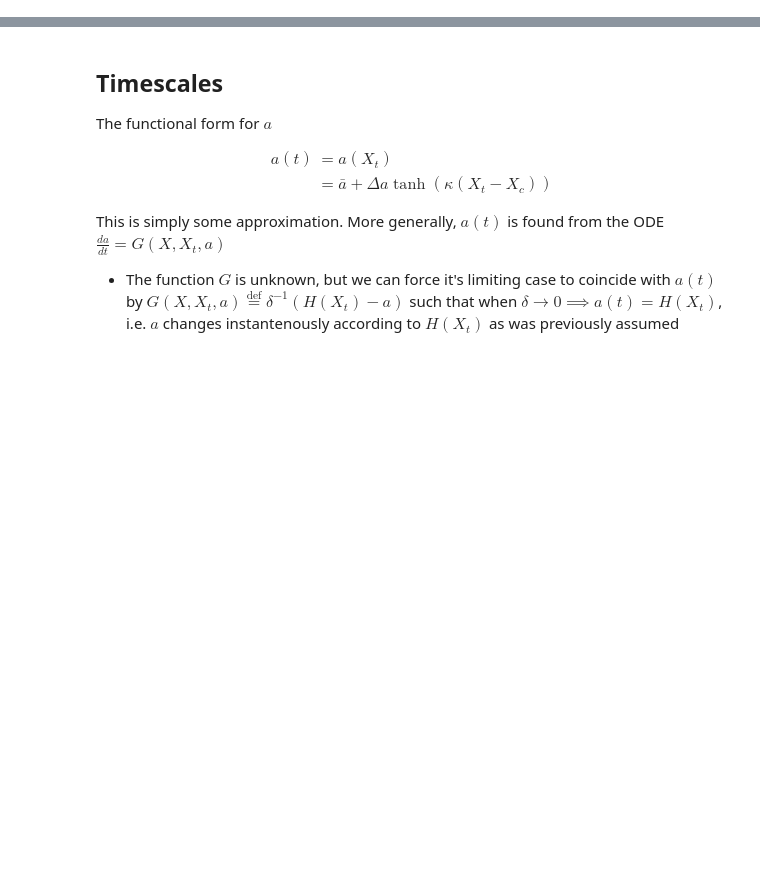
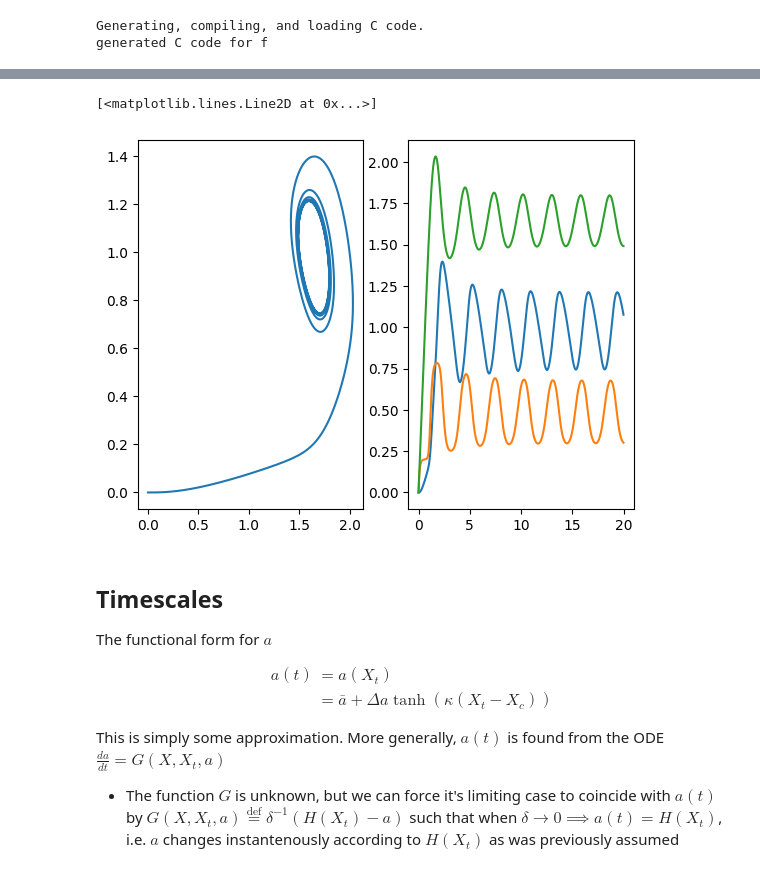
Before and after one commit to naomisduggan/PMOCS, a Jupyter notebook: luuk/luukstuff.ipynb, the cells around one changed output, grey strips where cells are left out. Cells and saved outputs as stored; diff of their text form; code cells hidden in the pictures; blank space fills up the shorter version.

Commit message:
dynamics class

```diff
--- a/luuk/luukstuff.ipynb
+++ b/luuk/luukstuff.ipynb
@@ -14,0 +93,32 @@ import changingswitches as cs
+# %%
+# p = dict(a=0.5, da=0.3, kX=1.6, kappa=5.0, b=1., K=1, n=5, ap=0.1, bp=1., Kp=1., m=5)
+
+kwargs = {
+    'a': 0.5,
+    'da': 0.3,
+    'kX': 1.6,
+    'kappa': 5.0,
+    'b': 1.0,
+    'K': 1.0,
+    'n': 5,
+    'ap': 0.1,
+    'bp': 1.0,
+    'Kp': 1.0,
+    'm': 5
+}
+
+dyn = Dynamics(delta=0.1, epsilon=0.5, **kwargs)
+fig, axes = plt.subplots(1,2)
+
+
+dyn.calc_traj()
+dyn.delta = 0.01
+
+axes[0].plot(XTv,Xv)
+axes[1].plot(dyn.tv, dyn.Xv, label='$X$')
+axes[1].plot(dyn.tv, dyn.av, label='$a$')
+# axes[2].plot(tv[:-1], dav, label='$da$')
+axes[1].plot(dyn.tv, dyn.XTv, label='$X_T$')
+# %% [output]
+Generating, compiling, and loading C code.
+generated C code for f
@@ -15,3 +126,5 @@ import changingswitches as cs
+[<matplotlib.lines.Line2D at 0x...>]
+[figure, added]
 # %% [markdown]
 ## Timescales
 
```
Also changed, not shown: parts of 6 cells of this notebook.
